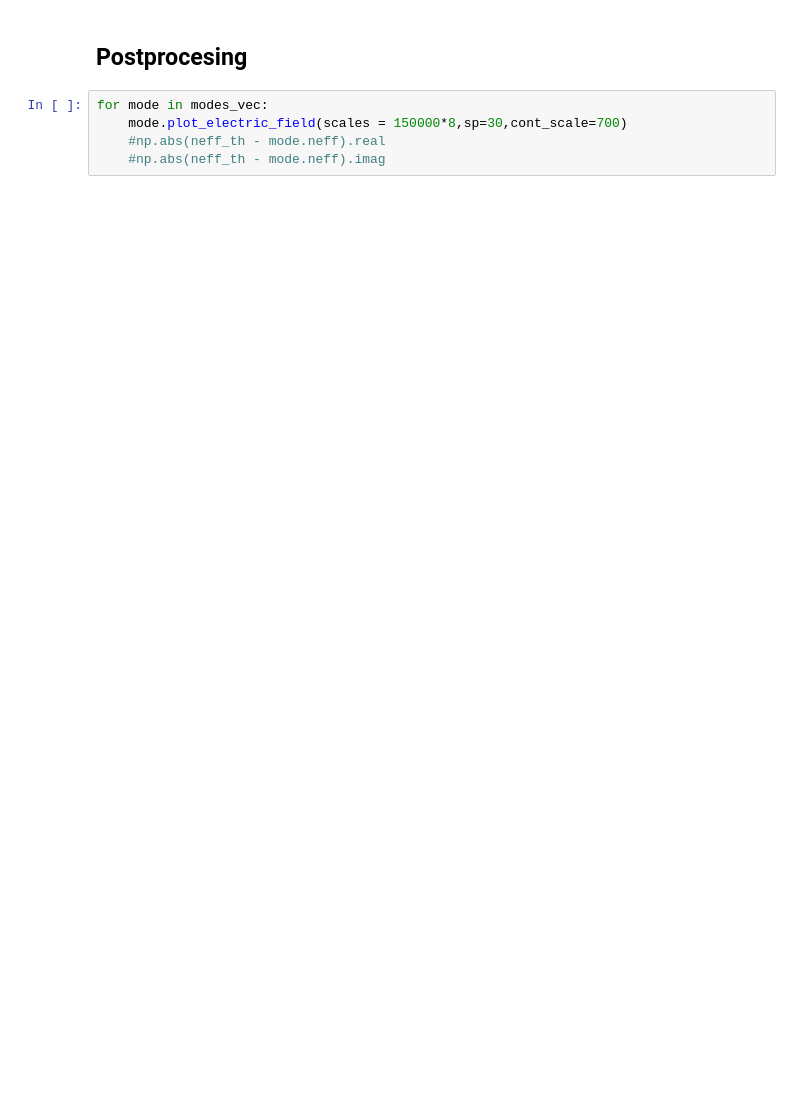
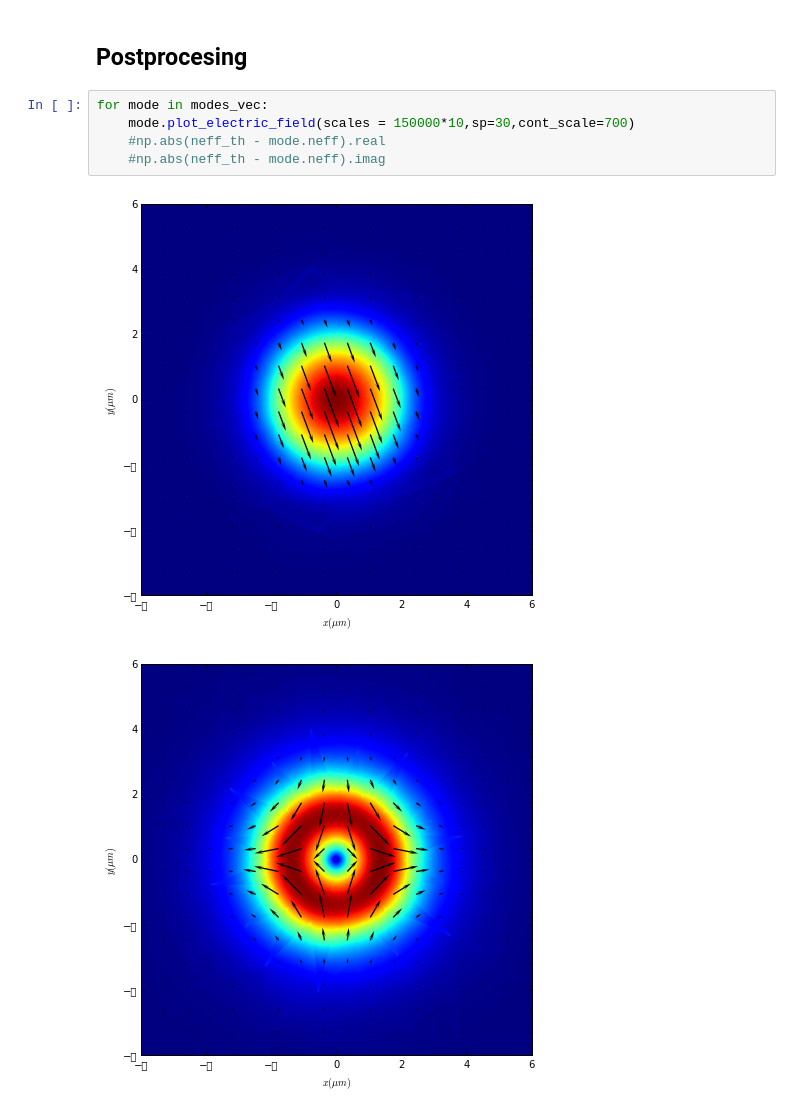
Before and after one commit to ibegleris/WaFEl, a Jupyter notebook: Dispersion_analysis_simple.ipynb, the cells around one changed output. Saved outputs shown, nothing was run; the diff lists cells and outputs as text; blank space fills up the shorter version.

Commit message:
beautiful vectorial modes for show in simple dispersion solver

```diff
--- a/Dispersion_analysis_simple.ipynb
+++ b/Dispersion_analysis_simple.ipynb
@@ -98,6 +98,9 @@ Done
 ## Postprocesing
 # %%
 for mode in modes_vec:
-    mode.plot_electric_field(scales = 150000*8,sp=30,cont_scale=700)
+    mode.plot_electric_field(scales = 150000*10,sp=30,cont_scale=700)
     #np.abs(neff_th - mode.neff).real
     #np.abs(neff_th - mode.neff).imag
+# %% [output]
+[figure, added]
+[figure, added]
```
Also changed, not shown: parts of 2 cells of this notebook.
